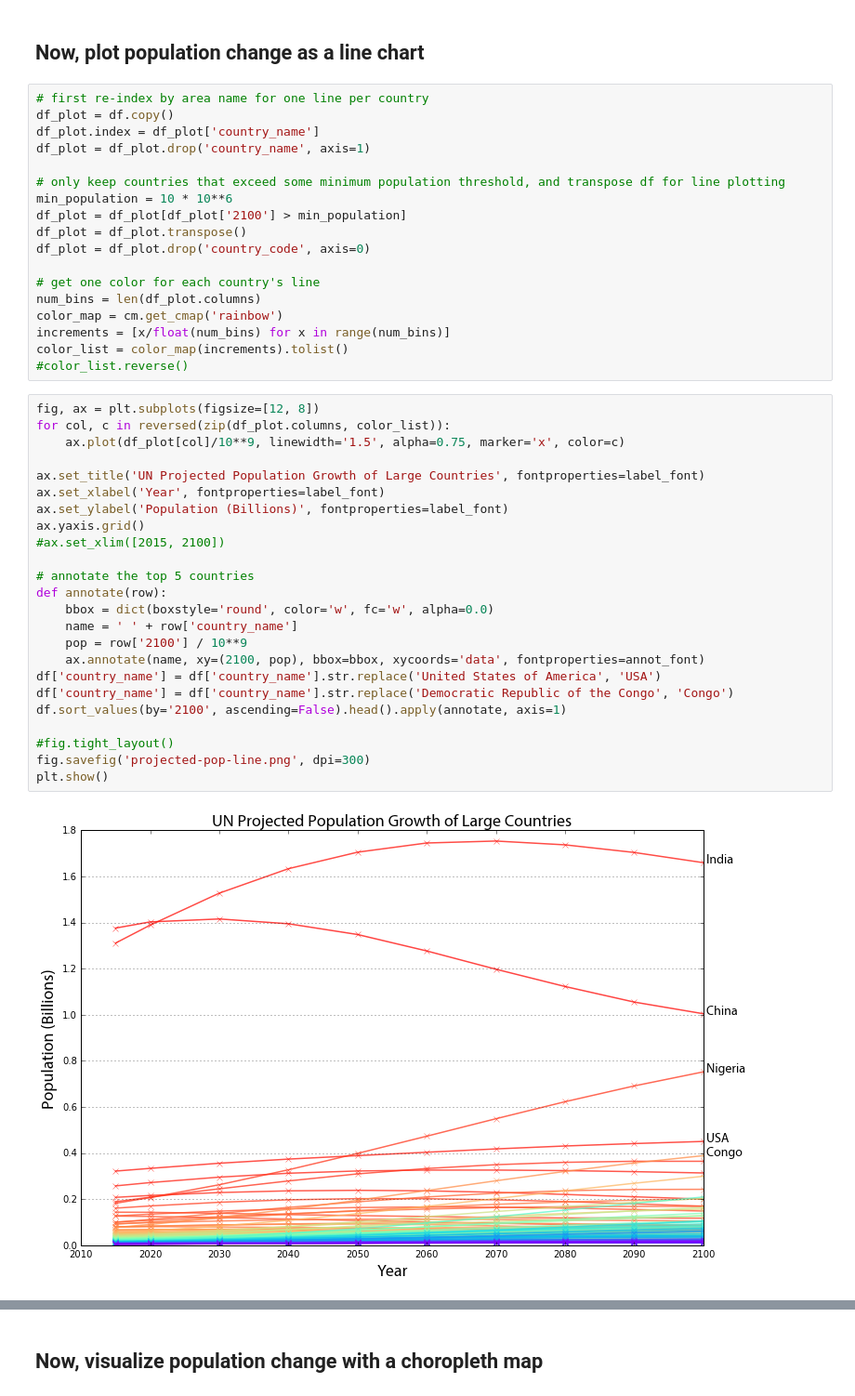
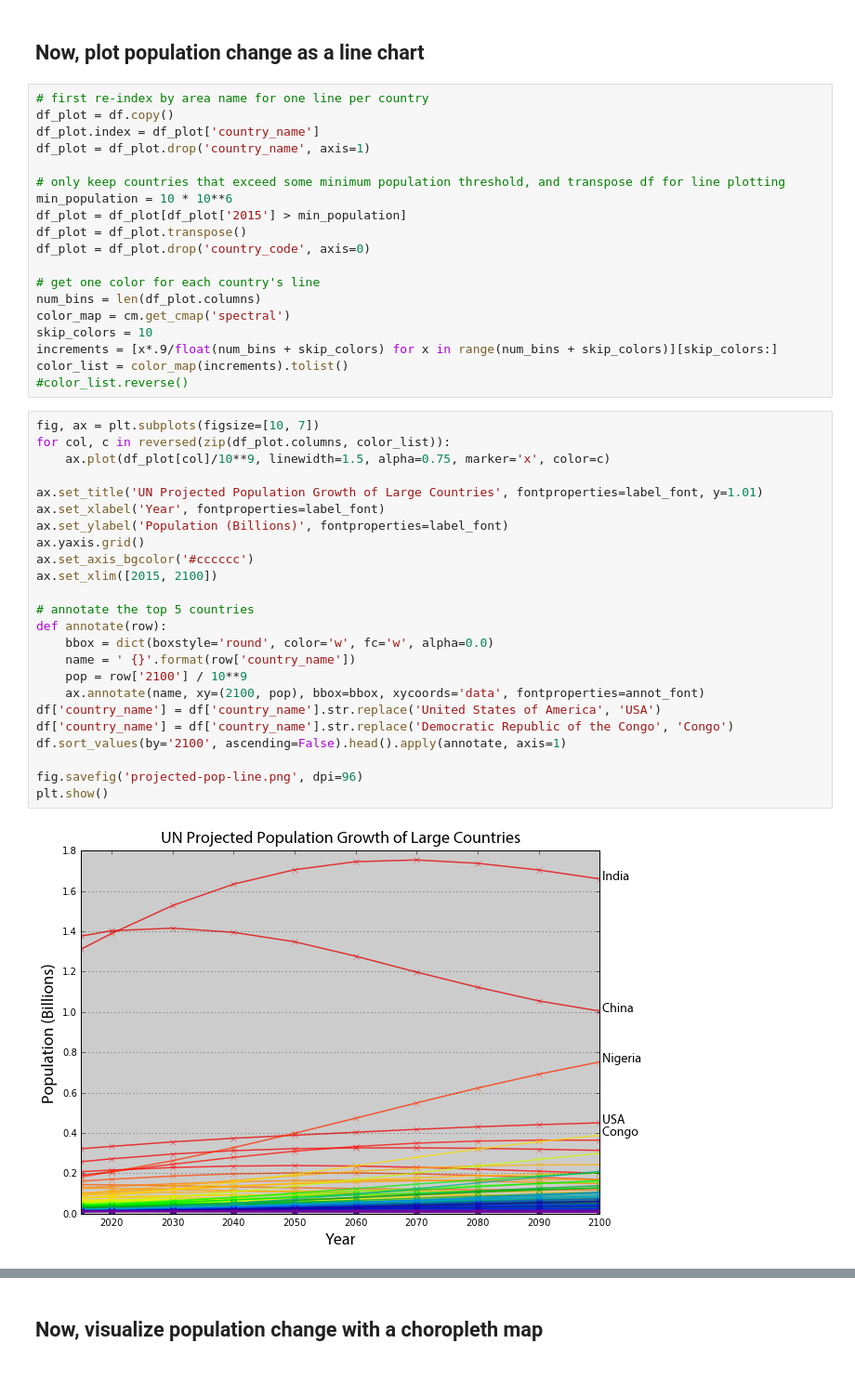
Before and after one commit to gboeing/ppde642, a Jupyter notebook: Examples-and-Demos/population-projections/visualize-population-projections.ipynb, the cells around one changed output, grey strips where cells are left out. Shown at 93% size. Saved outputs shown, nothing was run; the diff lists cells and outputs as text.

Commit message:
updated line charts

```diff
--- a/Examples-and-Demos/population-projections/visualize-population-projections.ipynb
+++ b/Examples-and-Demos/population-projections/visualize-population-projections.ipynb
@@ -63,39 +63,40 @@ df_plot = df_plot.drop('country_name', axis=1)
 
 # only keep countries that exceed some minimum population threshold, and transpose df for line plotting
 min_population = 10 * 10**6
-df_plot = df_plot[df_plot['2100'] > min_population]
+df_plot = df_plot[df_plot['2015'] > min_population]
 df_plot = df_plot.transpose()
 df_plot = df_plot.drop('country_code', axis=0)
 
 # get one color for each country's line
 num_bins = len(df_plot.columns)
-color_map = cm.get_cmap('rainbow')
-increments = [x/float(num_bins) for x in range(num_bins)]
+color_map = cm.get_cmap('spectral')
+skip_colors = 10
+increments = [x*.9/float(num_bins + skip_colors) for x in range(num_bins + skip_colors)][skip_colors:]
 color_list = color_map(increments).tolist()
 #color_list.reverse()
 # %%
-fig, ax = plt.subplots(figsize=[12, 8])
+fig, ax = plt.subplots(figsize=[10, 7])
 for col, c in reversed(zip(df_plot.columns, color_list)):
-    ax.plot(df_plot[col]/10**9, linewidth='1.5', alpha=0.75, marker='x', color=c)
+    ax.plot(df_plot[col]/10**9, linewidth=1.5, alpha=0.75, marker='x', color=c)
 
-ax.set_title('UN Projected Population Growth of Large Countries', fontproperties=label_font)
+ax.set_title('UN Projected Population Growth of Large Countries', fontproperties=label_font, y=1.01)
 ax.set_xlabel('Year', fontproperties=label_font)
 ax.set_ylabel('Population (Billions)', fontproperties=label_font)
 ax.yaxis.grid()
-#ax.set_xlim([2015, 2100])
+ax.set_axis_bgcolor('#cccccc')
+ax.set_xlim([2015, 2100])
 
 # annotate the top 5 countries
 def annotate(row):
     bbox = dict(boxstyle='round', color='w', fc='w', alpha=0.0)
-    name = ' ' + row['country_name']
+    name = ' {}'.format(row['country_name'])
     pop = row['2100'] / 10**9
     ax.annotate(name, xy=(2100, pop), bbox=bbox, xycoords='data', fontproperties=annot_font)
 df['country_name'] = df['country_name'].str.replace('United States of America', 'USA')
 df['country_name'] = df['country_name'].str.replace('Democratic Republic of the Congo', 'Congo')
 df.sort_values(by='2100', ascending=False).head().apply(annotate, axis=1)
 
-#fig.tight_layout()
-fig.savefig('projected-pop-line.png', dpi=300)
+fig.savefig('projected-pop-line.png', dpi=96)
 plt.show()
 # %% [output]
-[figure, old version]
+[figure, new version]
```
Also changed, not shown: parts of 8 cells of this notebook, 3 other files.
